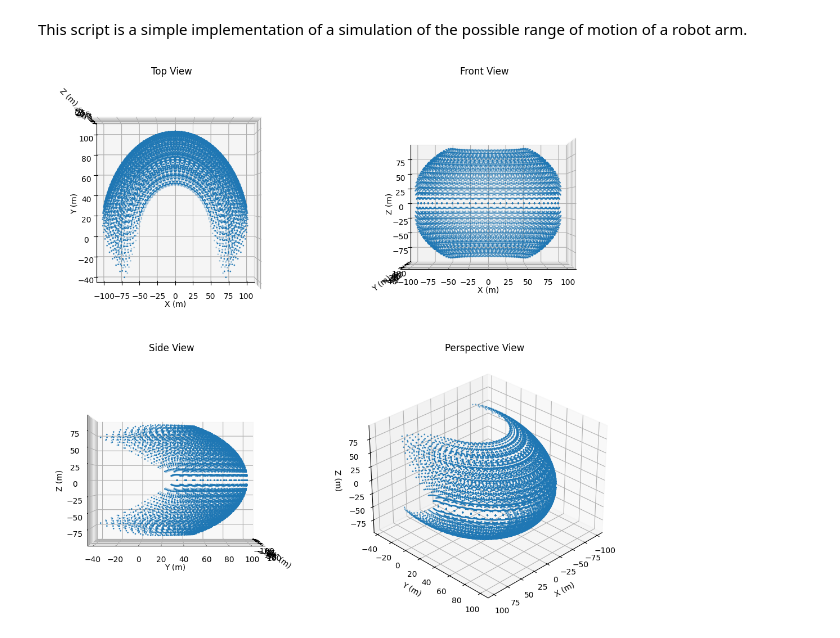
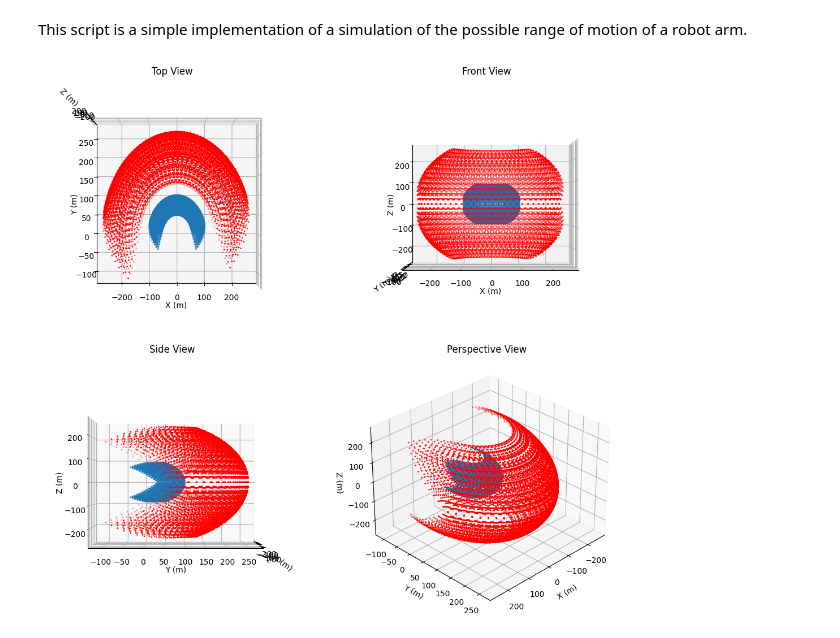
Before and after one commit to wesselwm/Surgical-mechanical-navigation, a Jupyter notebook: ROM.ipynb, the cells around one changed output. Cells and saved outputs as stored; diff of their text form; code cells hidden in the pictures.

Commit message:
Updated ROM sim, with splint ROM

```diff
--- a/ROM.ipynb
+++ b/ROM.ipynb
@@ -99,47 +101,67 @@ class rotation_matrix:
 # %%
 ROM_points = []
+splint_points = []
 
 start_vector = Vector(0.0, implant_radius, 0.0)
+splint_F_triad_vector = Vector(20, 160, 0)
 
 
 for yaw_angle in yaw_rom.range:
     for pitch_angle in pitch_rom.range:
         for roll_angle in roll_rom.range:
             ro_matrix = rotation_matrix(3, yaw_angle, pitch_angle, roll_angle)
+            yaw_ro_matrix = rotation_matrix(3, 90.0)
+            roll_ro_matrix = rotation_matrix(3, roll=90)
+
+            F2 = ro_matrix.rotation_matrix @ np.array([[0], [1], [0]])
+            F1 = yaw_ro_matrix.rotation_matrix @ F2
+            F3 = roll_ro_matrix.rotation_matrix @ F2
+
+            NrF_rotation_matrix = np.column_stack((F1, F2, F3))
+
             new_vector = ro_matrix*start_vector
+
+            splint_vector = NrF_rotation_matrix @ splint_F_triad_vector.vector
+
+            splint_vector += new_vector
             ROM_points.append(new_vector)
+            splint_points.append(splint_vector)
+
+
 
 workspace_points = np.array(ROM_points)
+splint_points = np.array(splint_points)
 # %%
 fig = plt.figure(figsize=(12, 10))
 
 ax1 = fig.add_subplot(221, projection='3d')
 ax2 = fig.add_subplot(222, projection='3d')
 ax3 = fig.add_subplot(223, projection='3d')
 ax4 = fig.add_subplot(224, projection='3d')
 
 # Scatter plot for each axis
 for ax in [ax1, ax2, ax3, ax4]:
     ax.scatter(workspace_points[:, 0], workspace_points[:, 1], workspace_points[:, 2], s=1)
+    ax.scatter(splint_points[:, 0], splint_points[:, 1], splint_points[:, 2], s=1, c="red")
     ax.set_xlabel('X (m)')
     ax.set_ylabel('Y (m)')
     ax.set_zlabel('Z (m)')
 
 # Set different views for each subplot
 ax1.set_title('Top View')
 ax1.view_init(elev=90, azim=-90)  # Top view
 
 ax2.set_title('Front View')
 ax2.view_init(elev=0, azim=-90)  # Front view
 
 ax3.set_title('Side View')
 ax3.view_init(elev=0, azim=0)  # Side view
 
 ax4.set_title('Perspective View')
 ax4.view_init(elev=30, azim=45)  # Perspective view
 
 # Adjust layout and show the plot
 plt.tight_layout()
 plt.show()
 # %% [output]
-[figure, old version]
+[figure, new version]
```
Also changed, not shown: parts of 1 cell of this notebook.
